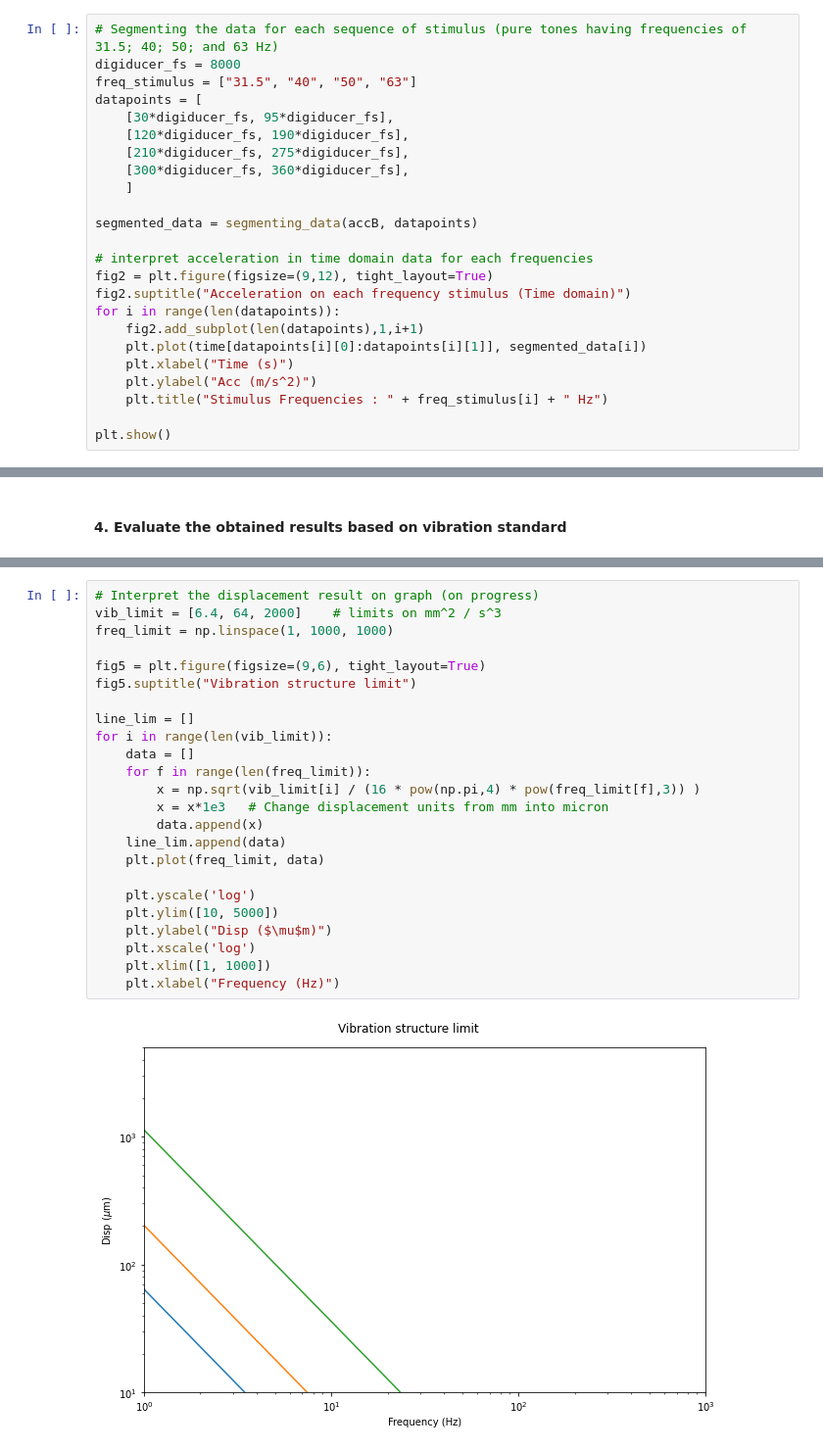
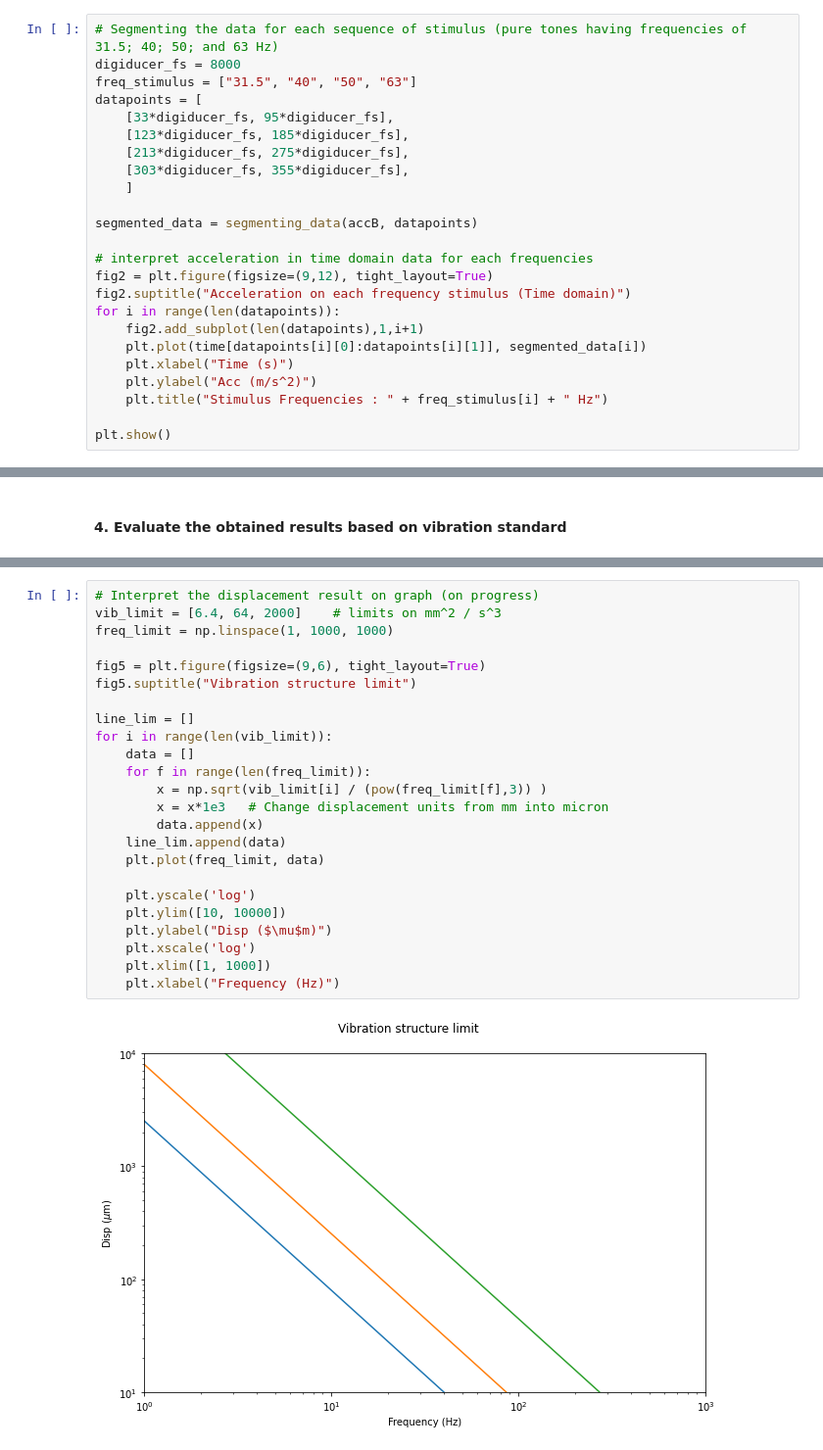
Before and after one commit to VibrasticLab/General_Projects, a Jupyter notebook: JLL_CWO_Okt_2023/data_process.ipynb, the cells around one changed output, grey strips where cells are left out. Shown at 98% size. Saved outputs shown, nothing was run; the diff lists cells and outputs as text.

```diff
--- a/JLL_CWO_Okt_2023/data_process.ipynb
+++ b/JLL_CWO_Okt_2023/data_process.ipynb
@@ -59,10 +59,10 @@ The data was successfully loaded
 digiducer_fs = 8000
 freq_stimulus = ["31.5", "40", "50", "63"]
 datapoints = [
-    [30*digiducer_fs, 95*digiducer_fs],
-    [120*digiducer_fs, 190*digiducer_fs],
-    [210*digiducer_fs, 275*digiducer_fs],
-    [300*digiducer_fs, 360*digiducer_fs],
+    [33*digiducer_fs, 95*digiducer_fs],
+    [123*digiducer_fs, 185*digiducer_fs],
+    [213*digiducer_fs, 275*digiducer_fs],
+    [303*digiducer_fs, 355*digiducer_fs],
     ]
 
 segmented_data = segmenting_data(accB, datapoints)
@@ -231,26 +231,26 @@ Displacement at 63 Hz has RMS = 35.92 μm, Peak to Peak = 131.431 μm, Peak = 67
 # %%
 # Interpret the displacement result on graph (on progress)
 vib_limit = [6.4, 64, 2000]    # limits on mm^2 / s^3
 freq_limit = np.linspace(1, 1000, 1000)
 
 fig5 = plt.figure(figsize=(9,6), tight_layout=True)
 fig5.suptitle("Vibration structure limit")
 
 line_lim = []
 for i in range(len(vib_limit)):
     data = []
     for f in range(len(freq_limit)):
-        x = np.sqrt(vib_limit[i] / (16 * pow(np.pi,4) * pow(freq_limit[f],3)) )
+        x = np.sqrt(vib_limit[i] / (pow(freq_limit[f],3)) )
         x = x*1e3   # Change displacement units from mm into micron
         data.append(x)
     line_lim.append(data)
     plt.plot(freq_limit, data)
 
     plt.yscale('log')
-    plt.ylim([10, 5000])
+    plt.ylim([10, 10000])
     plt.ylabel("Disp ($\mu$m)")
     plt.xscale('log')
     plt.xlim([1, 1000])
     plt.xlabel("Frequency (Hz)")
 # %% [output]
-[figure, old version]
+[figure, new version]
```
Also changed, not shown: parts of 10 cells of this notebook.
